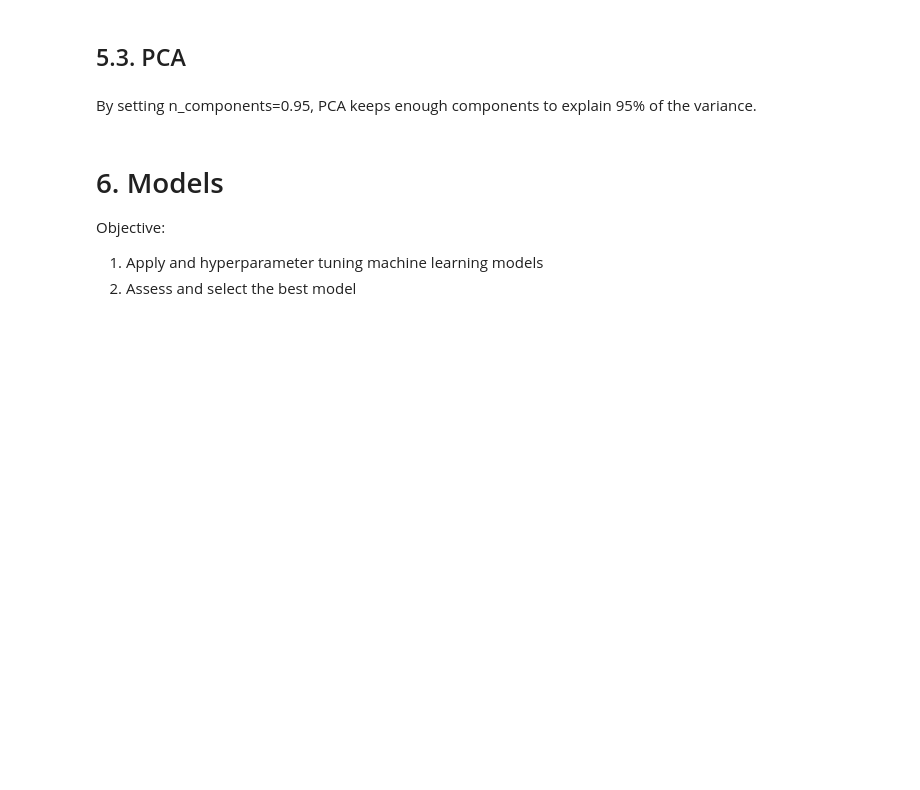
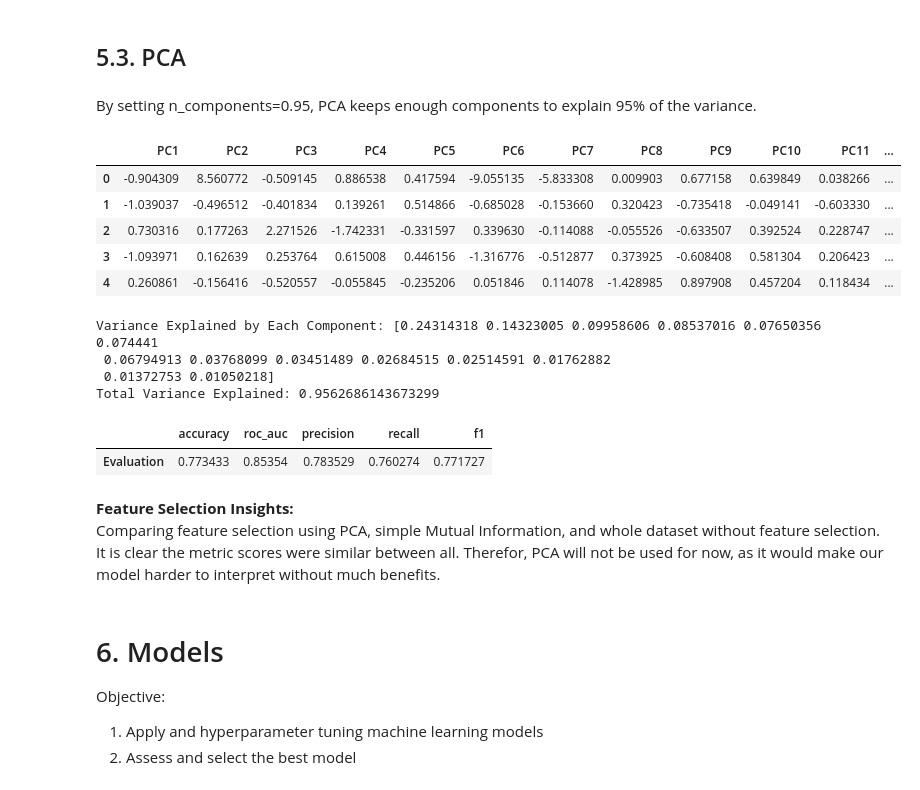
Before and after one commit to CelineChiLamNg/spaceship_prediction, a Jupyter notebook: spaceship_titanic.ipynb, the cells around one changed output. Drawn from its saved outputs; the diff is of its cells as text; code cells hidden in the pictures; blank space fills up the shorter version.

```diff
--- a/spaceship_titanic.ipynb
+++ b/spaceship_titanic.ipynb
@@ -898,6 +901,28 @@ X_pca_df.head()
+# %%
+n_components = 0.95
+pca = PCA(n_components=n_components, random_state=0)
+
+X_train_pca = pca.fit_transform(X_train_tf)
+X_eval_pca = pca.transform(X_eval_tf)
+
+X_pca_df = pd.DataFrame(X_train_pca,
+                        columns=[f'PC{i+1}' for i in range(X_train_pca.shape[1])])
+X_pca_df.head()
+# %% [output]
+|  | PC1 | PC2 | PC3 | PC4 | PC5 | PC6 | PC7 | PC8 | PC9 | PC10 | PC11 | ... |
+| 0 | -0.904309 | 8.560772 | -0.509145 | 0.886538 | 0.417594 | -9.055135 | -5.833308 | 0.009903 | 0.677158 | 0.639849 | 0.038266 | ... |
+| 1 | -1.039037 | -0.496512 | -0.401834 | 0.139261 | 0.514866 | -0.685028 | -0.153660 | 0.320423 | -0.735418 | -0.049141 | -0.603330 | ... |
+| 2 | 0.730316 | 0.177263 | 2.271526 | -1.742331 | -0.331597 | 0.339630 | -0.114088 | -0.055526 | -0.633507 | 0.392524 | 0.228747 | ... |
+| 3 | -1.093971 | 0.162639 | 0.253764 | 0.615008 | 0.446156 | -1.316776 | -0.512877 | 0.373925 | -0.608408 | 0.581304 | 0.206423 | ... |
+| 4 | 0.260861 | -0.156416 | -0.520557 | -0.055845 | -0.235206 | 0.051846 | 0.114078 | -1.428985 | 0.897908 | 0.457204 | 0.118434 | ... |
 # %%
-variance_explained = pca_pipeline.named_steps['pca'].explained_variance_ratio_
+variance_explained = pca.explained_variance_ratio_
 total_variance_explained = variance_explained.sum()
 
 print("Variance Explained by Each Component:", variance_explained)
 print("Total Variance Explained:", total_variance_explained)
+# %% [output]
+Variance Explained by Each Component: [0.24314318 0.14323005 0.09958606 0.08537016 0.07650356 0.074441
+ 0.06794913 0.03768099 0.03451489 0.02684515 0.02514591 0.01762882
+ 0.01372753 0.01050218]
+Total Variance Explained: 0.9562686143673299
@@ -908,3 +929,32 @@ loading_df.head()
+# %%
+model = RandomForestClassifier(n_estimators=100, random_state=0)
+model.fit(X_train_pca, y_train)
+
+y_pred = model.predict(X_eval_pca)
+y_pred_proba = model.predict_proba(X_eval_pca)[:, 1]
+
+# Step 4: Calculate evaluation metrics
+evaluation_metrics = {
+    'accuracy': accuracy_score(y_eval, y_pred),
+    'roc_auc': roc_auc_score(y_eval, y_pred_proba),
+    'precision': precision_score(y_eval, y_pred, zero_division=0),
+    'recall': recall_score(y_eval, y_pred, zero_division=0),
+    'f1': f1_score(y_eval, y_pred, zero_division=0)
+}
+
+# Display the evaluation metrics as a DataFrame
+evaluation_df = pd.DataFrame(evaluation_metrics, index=['Evaluation'])
+evaluation_df
+# %% [output]
+|  | accuracy | roc_auc | precision | recall | f1 |
+| Evaluation | 0.773433 | 0.85354 | 0.783529 | 0.760274 | 0.771727 |
+# %% [markdown]
+**Feature Selection Insights:**<br>
+    Comparing feature selection using PCA, simple
+    Mutual Information, and whole dataset without feature selection. It is
+    clear the metric scores were similar between all. Therefor, PCA will not
+     be used for now, as it would make our model harder to interpret without
+      much benefits.
 # %% [markdown]
 # 6. Models
 Objective:<br>
```
Also changed, not shown: parts of 22 cells of this notebook.
